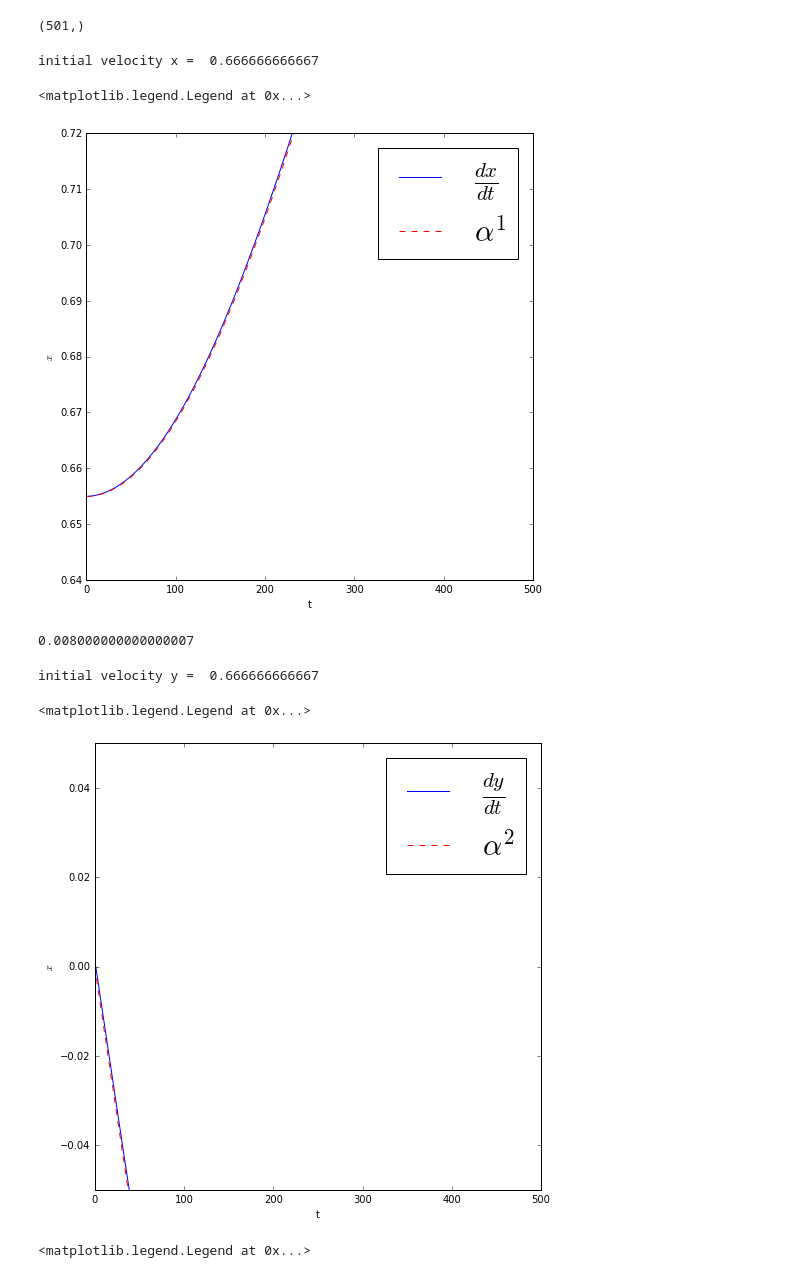
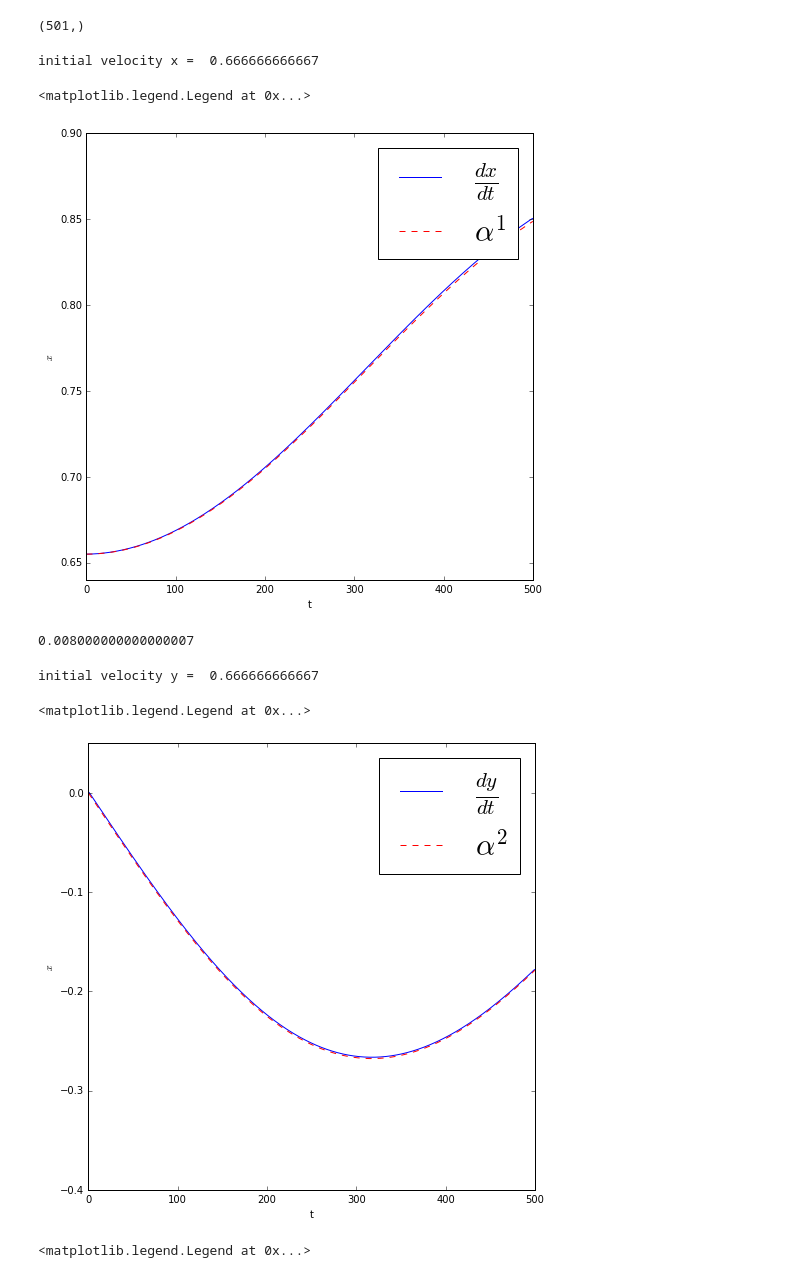
Before and after one commit to cabrer7/PyWignerCUDA2, a Jupyter notebook: instances/WignerDirac4D_64_64/FreeFiltered.ipynb, the cells around one changed output. Drawn from its saved outputs; the diff is of its cells as text; code cells hidden in the pictures.

```diff
--- a/instances/WignerDirac4D_64_64/FreeFiltered.ipynb
+++ b/instances/WignerDirac4D_64_64/FreeFiltered.ipynb
@@ -378,12 +378,12 @@ plt.plot( instance.average_Alpha_1 ,'r--', label="$\\alpha^1$")
 plt.ylabel("$x$")
 plt.xlabel("t")
 
-plt.ylim( 0.64 , 0.72 )
+plt.ylim( 0.64 , 0.9 )
 plt.legend(fontsize=30)
 # %% [output]
 initial velocity x =  0.666666666667
 <matplotlib.legend.Legend at 0x...>
-[figure, old version]
+[figure, new version]
 # %%
 0.698-0.690
 # %% [output]
@@ -391,21 +391,21 @@ initial velocity x =  0.666666666667
 # %%
 print 'initial velocity y = ', 2/np.sqrt( 1 + 2**2 + 2**2  )
 
 plt.figure(figsize=(8,8))
 
 plt.plot(  np.gradient( instance.average_y , instance.dt )  , label="$\\frac{dy}{dt}$")
 #plt.plot( instance.average_p_x/instance.mass, 'r--' , label="$\\frac{p_x}{m}$")
 plt.plot( instance.average_Alpha_2 ,'r--', label="$\\alpha^2$")
 plt.ylabel("$x$")
 plt.xlabel("t")
 
-plt.ylim(-0.05,0.05)
+plt.ylim(-0.4,0.05)
 
 plt.legend(fontsize=30)
 # %% [output]
 initial velocity y =  0.666666666667
 <matplotlib.legend.Legend at 0x...>
-[figure, old version]
+[figure, new version]
 # %%
 plt.figure(figsize=(8,8))
 
```
